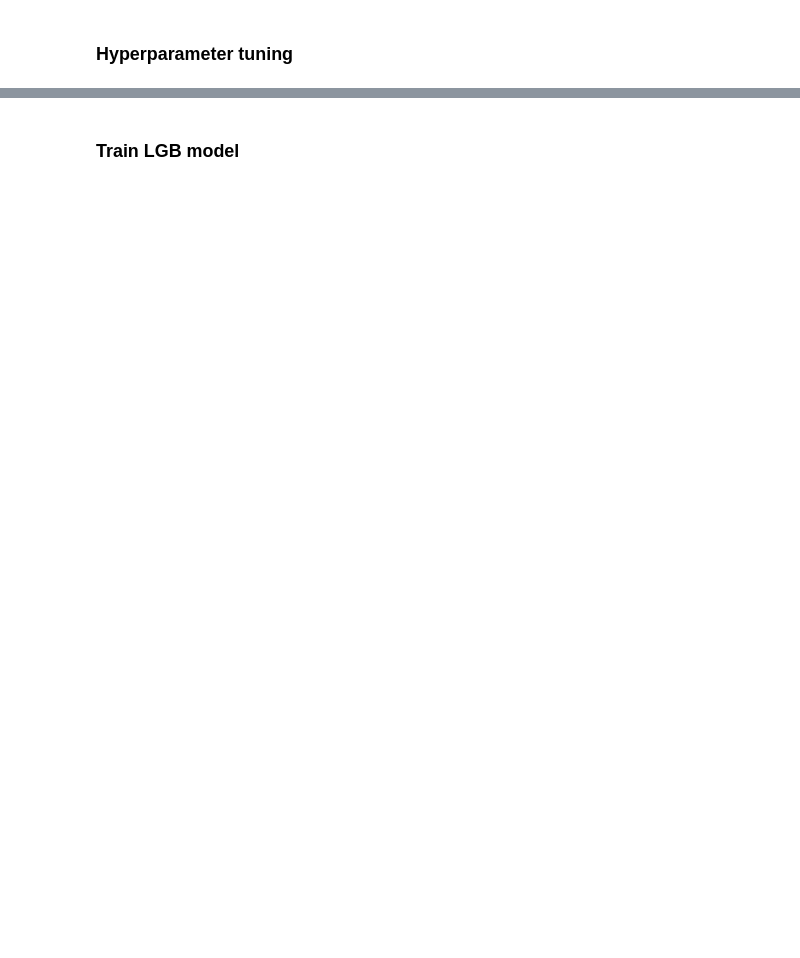
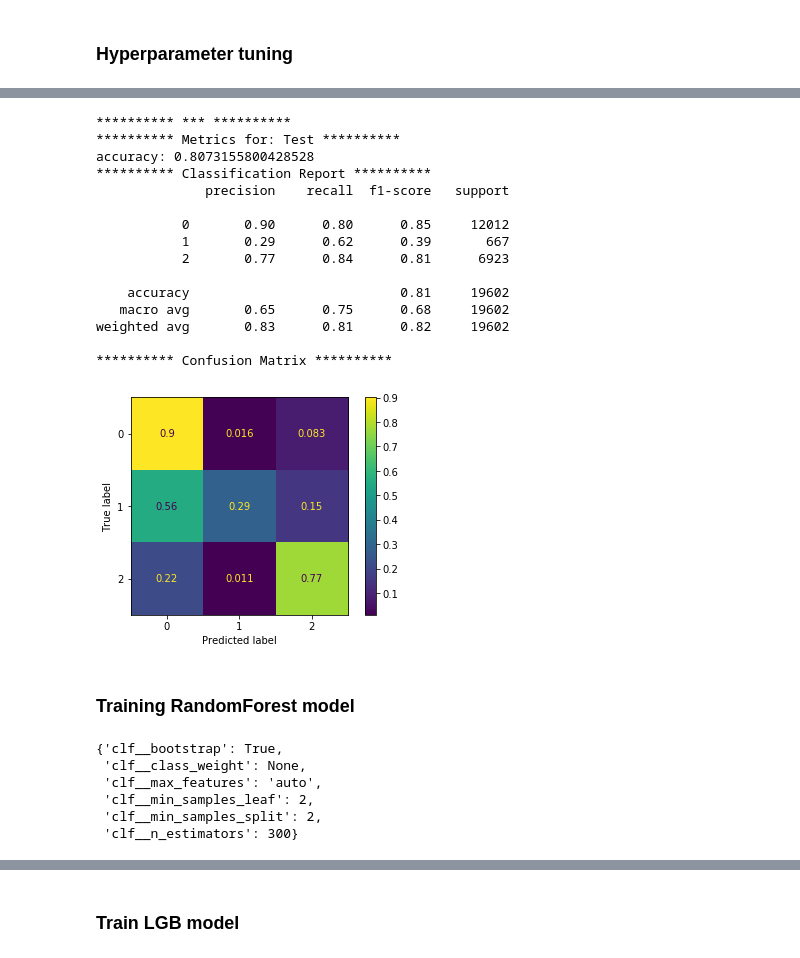
Before and after one commit to JonathanLoscalzo/pump-it-up_data-mining-the-water, a Jupyter notebook: pumpitup/notebooks/01-model_train.ipynb, the cells around one changed output, grey strips where cells are left out. Cells and saved outputs as stored; diff of their text form; code cells hidden in the pictures; blank space fills up the shorter version.

Commit message:
add last changes with RandomForest

```diff
--- a/pumpitup/notebooks/01-model_train.ipynb
+++ b/pumpitup/notebooks/01-model_train.ipynb
@@ -126,0 +307,32 @@ datatest_prepro = fp_all.transform(datatest)
+# %%
+utils.print_metrics(gs_rf.best_estimator_, X_test, y_test, "Test")
+# %% [output]
+********** *** **********
+********** Metrics for: Test **********
+accuracy: 0.8073155800428528
+********** Classification Report **********
+              precision    recall  f1-score   support
+
+           0       0.90      0.80      0.85     12012
+           1       0.29      0.62      0.39       667
+           2       0.77      0.84      0.81      6923
+
+    accuracy                           0.81     19602
+   macro avg       0.65      0.75      0.68     19602
+weighted avg       0.83      0.81      0.82     19602
+
+********** Confusion Matrix **********
+[figure, added]
+# %% [markdown]
+### Training RandomForest model
+# %%
+# rf_params = ParameterGrid(gs_rf.param_grid)[1] # select best params
+rf_params = gs_rf.best_params_
+rf_params
+# %% [output]
+{'clf__bootstrap': True,
+ 'clf__class_weight': None,
+ 'clf__max_features': 'auto',
+ 'clf__min_samples_leaf': 2,
+ 'clf__min_samples_split': 2,
+ 'clf__n_estimators': 300}
```
Also changed, not shown: parts of 67 cells of this notebook, 4 other files.
